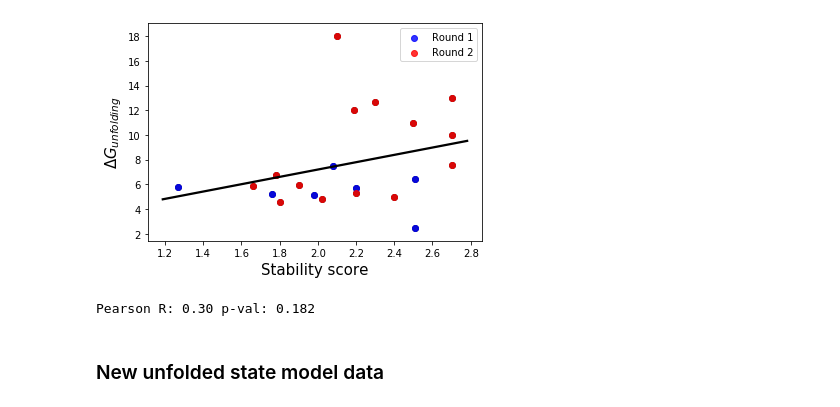
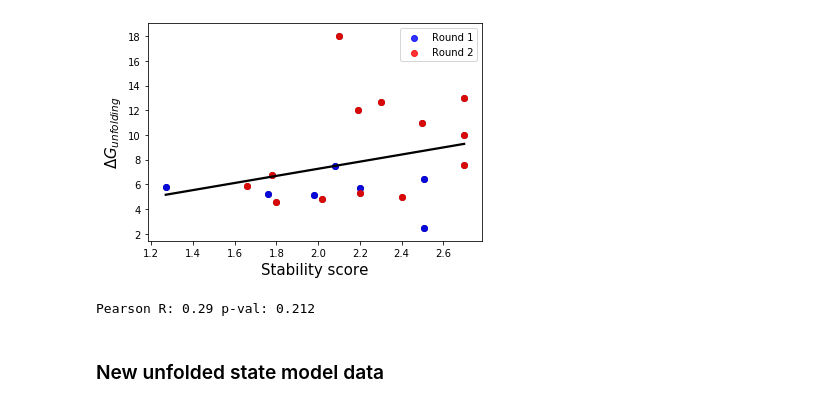
Before and after one commit to basantab/NTF2analysis, a Jupyter notebook: ProteaseAnalysisExp2/DG_linear_regression.ipynb, the cells around one changed output. Drawn from its saved outputs; the diff is of its cells as text; code cells hidden in the pictures.

```diff
--- a/ProteaseAnalysisExp2/DG_linear_regression.ipynb
+++ b/ProteaseAnalysisExp2/DG_linear_regression.ipynb
@@ -27,41 +27,41 @@ rd2 = ["IPQZYEHY (MC6)",
 "KVGAMRYX  (CAV1)",
 "VMXPYKBP (CAV6)",
 "CLYISCOE (POK3)",
-"UZNDBWRV (POK10)",
+#"UZNDBWRV (POK10)",
 "XXUZVSNH (POK11)"]
 data = {"BBM2nHm0111":{"DG":-5.71,"ss":2.2},\
 "BBM2nHm0481":{"DG":-2.46,"ss":2.51},\
 "BBM2nHm0589":{"DG":-6.42,"ss":2.51},\
 "BBMHCYm0000":{"DG":-5.24,"ss":1.76},\
 "BBMHCYm0098":{"DG":-5.82,"ss":1.27},\
 "BBMHCYm0142":{"DG":-5.13,"ss":1.98},\
 "BB47nHm0104":{"DG":-7.52,"ss":2.08},\
 "IPQZYEHY (MC6)":{"DG":-18,"ss":2.1},\
 "PVNDHOOV (MC9)":{"DG":-4.6,"ss":1.8},\
 "QLNTLIPS (MC10)":{"DG":-13,"ss":2.7},\
 "BMZQQOSL (MC2_1)":{"DG":-12,"ss":2.19},\
 "CFRZAXWD (MC2_2)":{"DG":-5.3,"ss":2.2},\
 "CGBTHRRH (MC2_3)":{"DG":-7.6,"ss":2.7},\
 "CQXWMZNN (MC2_4)":{"DG":-5,"ss":2.4},\
 "JZXIQIRH (MC2_7)":{"DG":-10,"ss":2.7},\
 "WMNMRJMU (MC2_12)":{"DG":-11,"ss":2.5},\
 "KVGAMRYX  (CAV1)":{"DG":-4.78,"ss":2.02},\
 "VMXPYKBP (CAV6)":{"DG":-12.7,"ss":2.3},\
 "CLYISCOE (POK3)":{"DG":-5.83,"ss":1.66},\
-"UZNDBWRV (POK10)":{"DG":-5.95,"ss":1.90},\
+#"UZNDBWRV (POK10)":{"DG":-5.95,"ss":1.90},\
 "XXUZVSNH (POK11)":{"DG":-6.75,"ss":1.78}}
 df = pd.DataFrame.from_dict(data,orient='index')
 fig1 = sns.regplot(df.ss,df.DG*-1,ci=None,color='k')
 sns.regplot(df.ss.loc[rd1],df.DG.loc[rd1]*-1,ci=None,fit_reg=False,color='b',label='Round 1')
 sns.regplot(df.ss.loc[rd2],df.DG.loc[rd2]*-1,ci=None,fit_reg=False,color='r',label='Round 2')
 fig1.set_ylabel(r"$\Delta G_{unfolding}$", fontsize=15)
 fig1.set_xlabel('Stability score', fontsize=15)
 plt.legend()
 plt.show()
 print("Pearson R: %0.2f p-val: %0.3f"%scp.stats.pearsonr(df.ss,df.DG*-1))
 # %% [output]
-[figure, old version]
+[figure, new version]
-Pearson R: 0.30 p-val: 0.182
+Pearson R: 0.29 p-val: 0.212
 # %% [markdown]
 ### New unfolded state model data
 # %%
```
Also changed, not shown: parts of 3 cells of this notebook.
